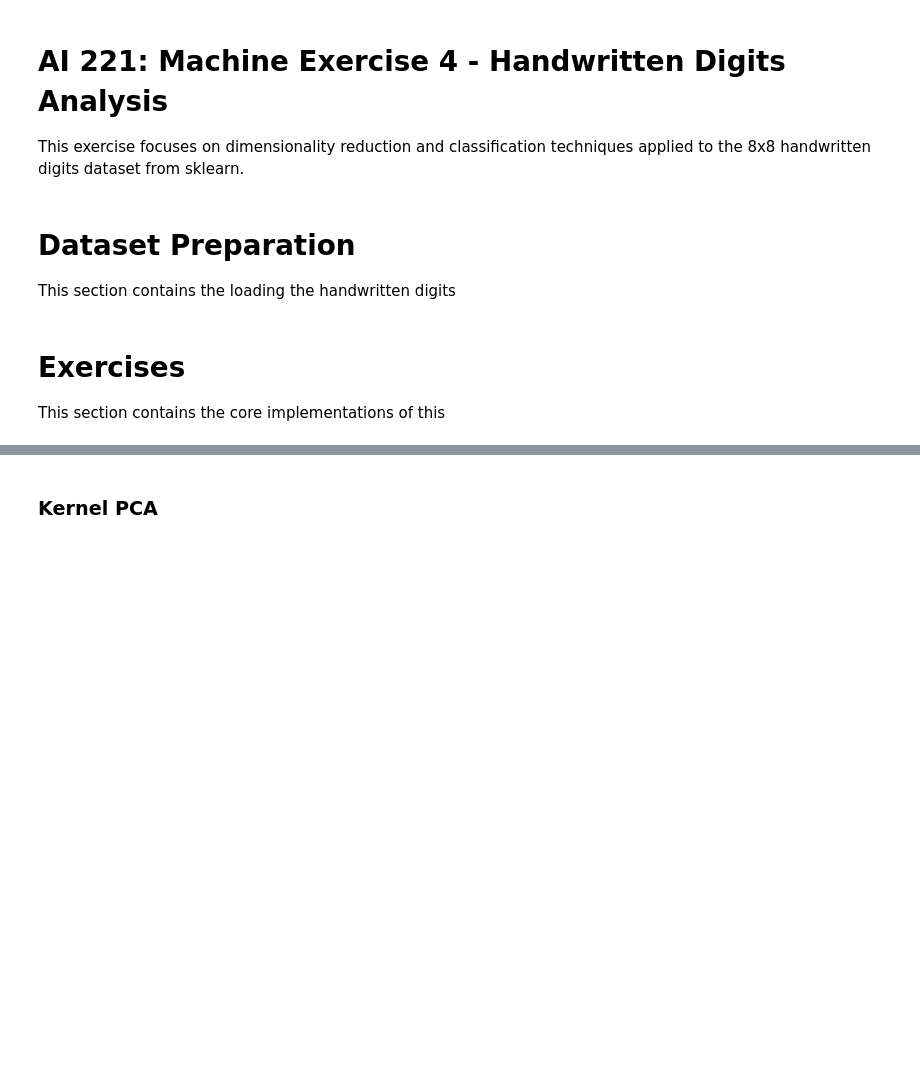
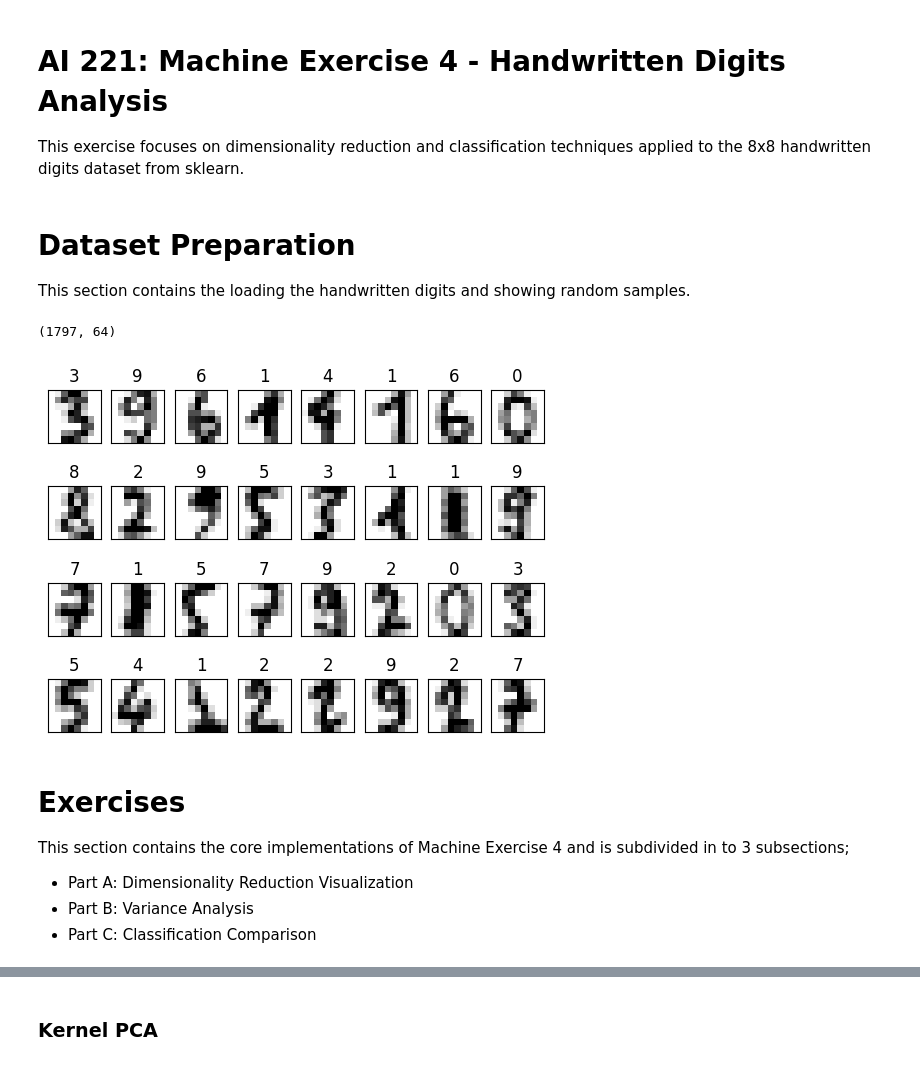
Before and after one commit to jonmaaku/AI221-machine-problems, a Jupyter notebook: mp4/MP4.ipynb, the cells around one changed output, grey strips where cells are left out. Drawn from its saved outputs; the diff is of its cells as text; code cells hidden in the pictures; blank space fills up the shorter version.

Commit message:
feat: Add MP4 Part A code.

```diff
--- a/mp4/MP4.ipynb
+++ b/mp4/MP4.ipynb
@@ -5,9 +5,46 @@ This exercise focuses on dimensionality reduction and classification techniques
 # %% [markdown]
 # Dataset Preparation
 
-This section contains the loading the handwritten digits
+This section contains the loading the handwritten digits and showing random samples.
+# %%
+
+import matplotlib.pyplot as plt
+import numpy as np
+import random
+def plot_digits(X, y):
+
+    random.seed(0)
+
+    rows, cols = 4, 8
+    fig, ax = plt.subplots(rows, cols, sharex='col', sharey='row',
+                        subplot_kw=dict(xticks=[], yticks=[]))
+
+    for row in range(rows):
+        for col in range(cols):
+            n = np.random.randint(1796)+1    # show random samples
+            im = ax[row, col].imshow(X[n].reshape((8,8)), cmap=plt.cm.binary)
+            ax[row, col].set_title(y[n])
+            im.set_clim(0, 16)
+            #print(X[n])
+# %%
+from sklearn.datasets import load_digits
+import matplotlib.pyplot as plt
+import numpy as np
+import random
+X, y = load_digits(return_X_y=True)
+print(X.shape)
+
+plot_digits(X, y)
+plt.show()
+# %% [output]
+(1797, 64)
+[figure, added]
 # %% [markdown]
 # Exercises
 
-This section contains the core implementations of this
+This section contains the core implementations of Machine Exercise 4 and is subdivided in to 3 subsections;
+
+- Part A: Dimensionality Reduction Visualization
+- Part B: Variance Analysis
+- Part C: Classification Comparison
 # %% [markdown]
```
Also changed, not shown: parts of 17 cells of this notebook, 1 other file.
